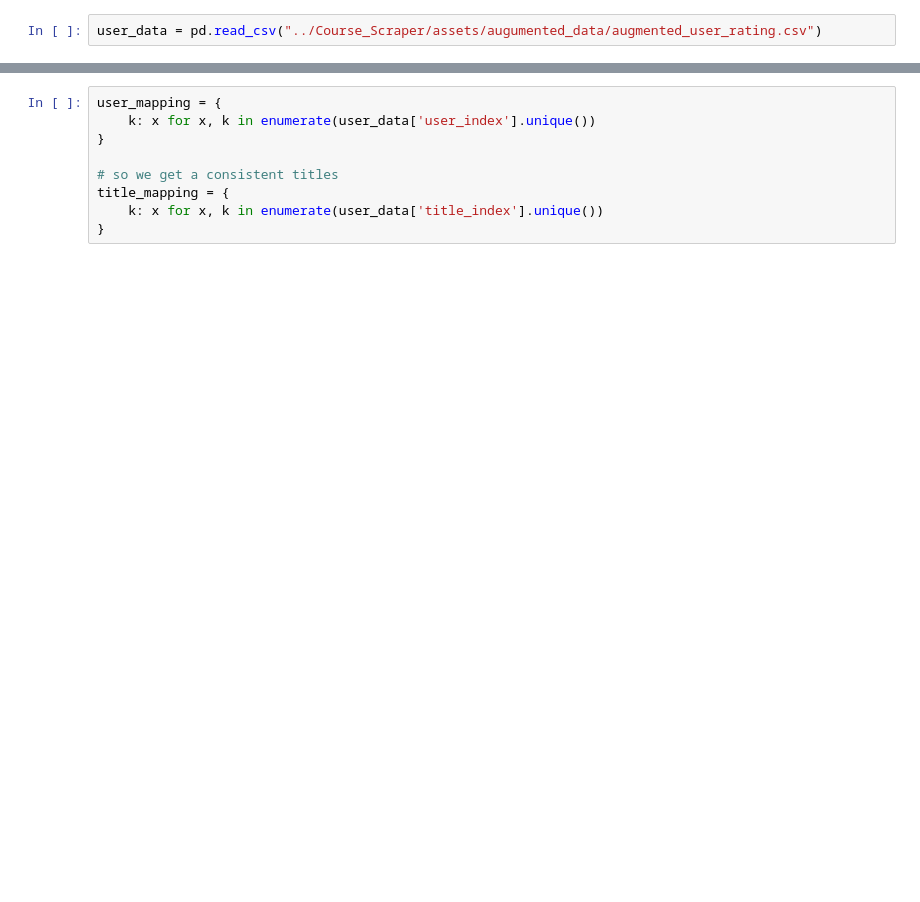
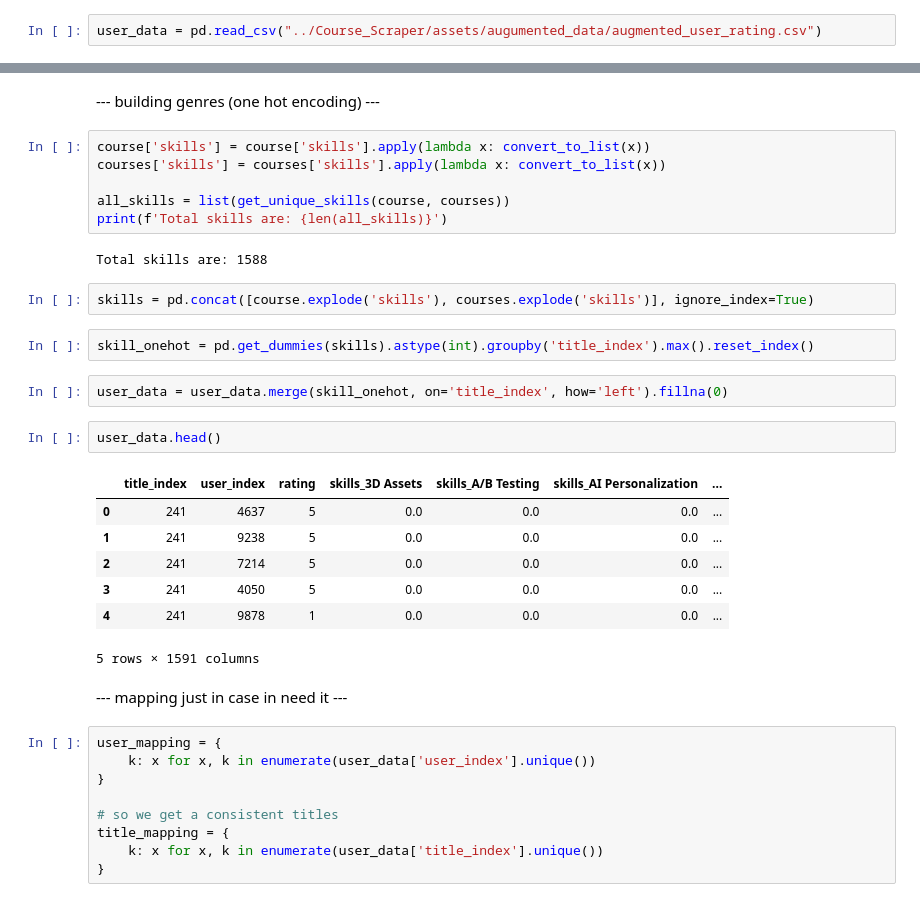
Before and after one commit to cmd-HMN/Recomendation-System, a Jupyter notebook: recommendation.ipynb, the cells around one changed output, grey strips where cells are left out. Saved outputs shown, nothing was run; the diff lists cells and outputs as text; blank space fills up the shorter version.

```diff
--- a/recommendation.ipynb
+++ b/recommendation.ipynb
@@ -17,3 +62,31 @@ user_data = pd.read_csv("../Course_Scraper/assets/augumented_data/augmented_user
+# %% [markdown]
+--- building genres (one hot encoding) ---
+# %%
+course['skills'] = course['skills'].apply(lambda x: convert_to_list(x))
+courses['skills'] = courses['skills'].apply(lambda x: convert_to_list(x))
+
+all_skills = list(get_unique_skills(course, courses))
+print(f'Total skills are: {len(all_skills)}')
+# %% [output]
+Total skills are: 1588
+# %%
+skills = pd.concat([course.explode('skills'), courses.explode('skills')], ignore_index=True)
+# %%
+skill_onehot = pd.get_dummies(skills).astype(int).groupby('title_index').max().reset_index()
+# %%
+user_data = user_data.merge(skill_onehot, on='title_index', how='left').fillna(0)
+# %%
+user_data.head()
+# %% [output]
+|  | title_index | user_index | rating | skills_3D Assets | skills_A/B Testing | skills_AI Personalization | ... |
+| 0 | 241 | 4637 | 5 | 0.0 | 0.0 | 0.0 | ... |
+| 1 | 241 | 9238 | 5 | 0.0 | 0.0 | 0.0 | ... |
+| 2 | 241 | 7214 | 5 | 0.0 | 0.0 | 0.0 | ... |
+| 3 | 241 | 4050 | 5 | 0.0 | 0.0 | 0.0 | ... |
+| 4 | 241 | 9878 | 1 | 0.0 | 0.0 | 0.0 | ... |
+5 rows × 1591 columns
+# %% [markdown]
+--- mapping just in case in need it ---
 # %%
 user_mapping = {
     k: x for x, k in enumerate(user_data['user_index'].unique())
```
Also changed, not shown: parts of 26 cells of this notebook.
